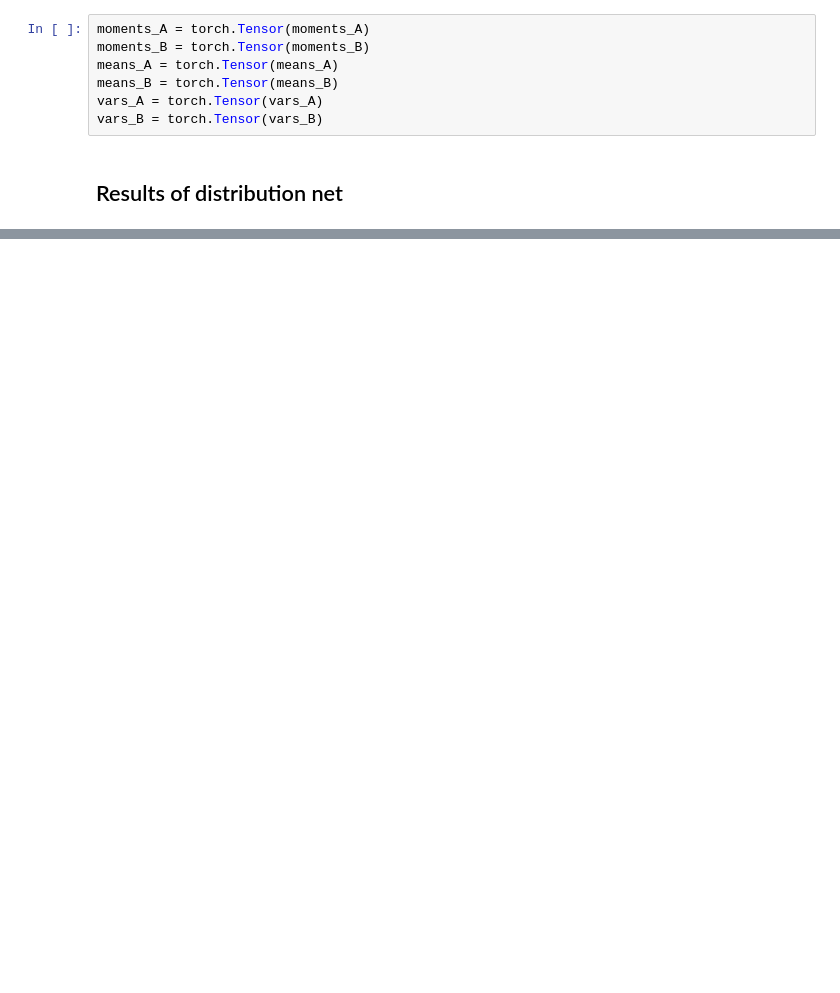
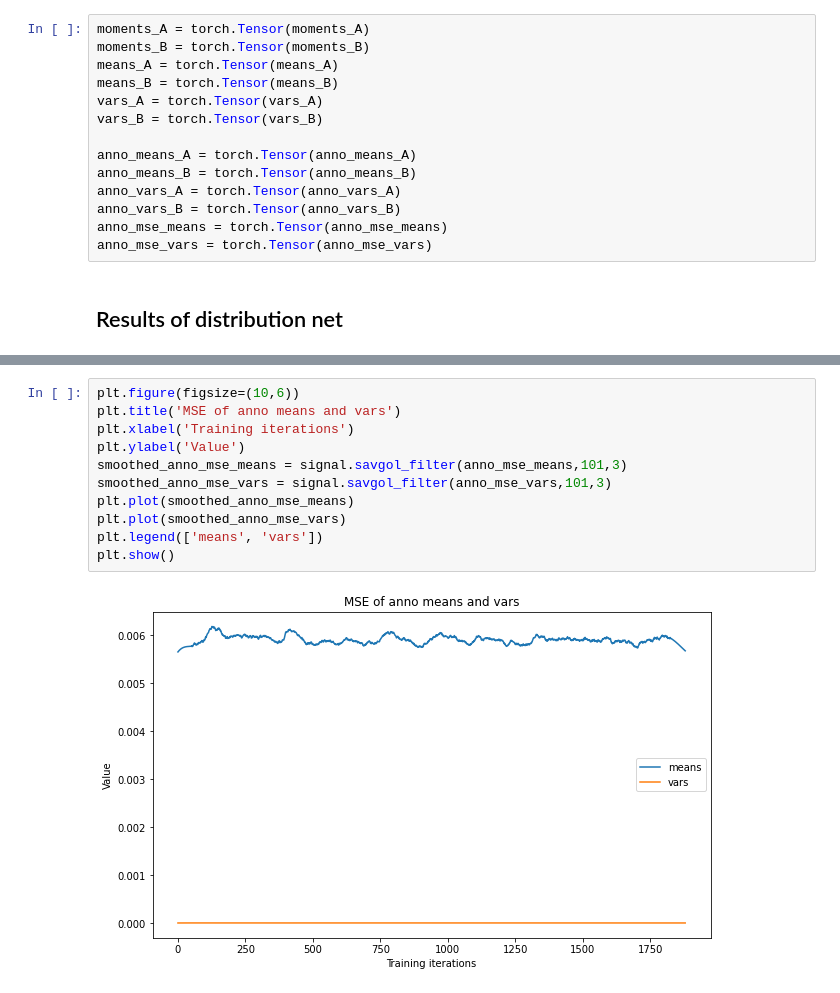
Before and after one commit to MichelleAppel/distribution-aware-image-to-image-translation, a Jupyter notebook: toy_examples/Fly_AE.ipynb, the cells around one changed output, grey strips where cells are left out. Cells and saved outputs as stored; diff of their text form; blank space fills up the shorter version.

```diff
--- a/toy_examples/Fly_AE.ipynb
+++ b/toy_examples/Fly_AE.ipynb
@@ -564,6 +597,13 @@ means_A = torch.Tensor(means_A)
 means_B = torch.Tensor(means_B)
 vars_A = torch.Tensor(vars_A)
 vars_B = torch.Tensor(vars_B)
+
+anno_means_A = torch.Tensor(anno_means_A)
+anno_means_B = torch.Tensor(anno_means_B)
+anno_vars_A = torch.Tensor(anno_vars_A)
+anno_vars_B = torch.Tensor(anno_vars_B)
+anno_mse_means = torch.Tensor(anno_mse_means)
+anno_mse_vars = torch.Tensor(anno_mse_vars)
 # %% [markdown]
 ## Results of distribution net
 # %%
@@ -579,0 +620,13 @@ plt.show()
+# %%
+plt.figure(figsize=(10,6))
+plt.title('MSE of anno means and vars')
+plt.xlabel('Training iterations')
+plt.ylabel('Value')
+smoothed_anno_mse_means = signal.savgol_filter(anno_mse_means,101,3)
+smoothed_anno_mse_vars = signal.savgol_filter(anno_mse_vars,101,3)
+plt.plot(smoothed_anno_mse_means)
+plt.plot(smoothed_anno_mse_vars)
+plt.legend(['means', 'vars'])
+plt.show()
+# %% [output]
+[figure, added]
```
Also changed, not shown: parts of 17 cells of this notebook.
